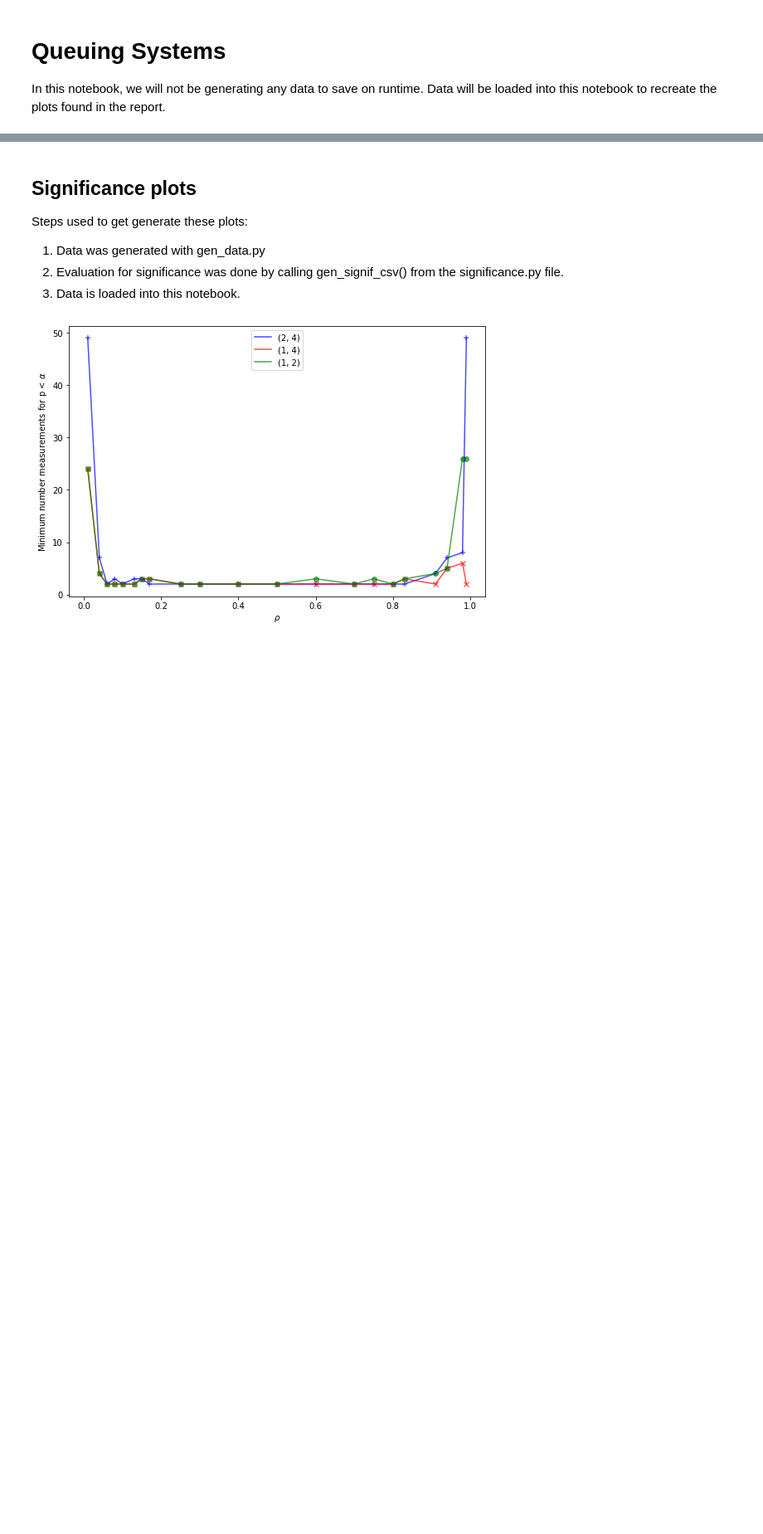
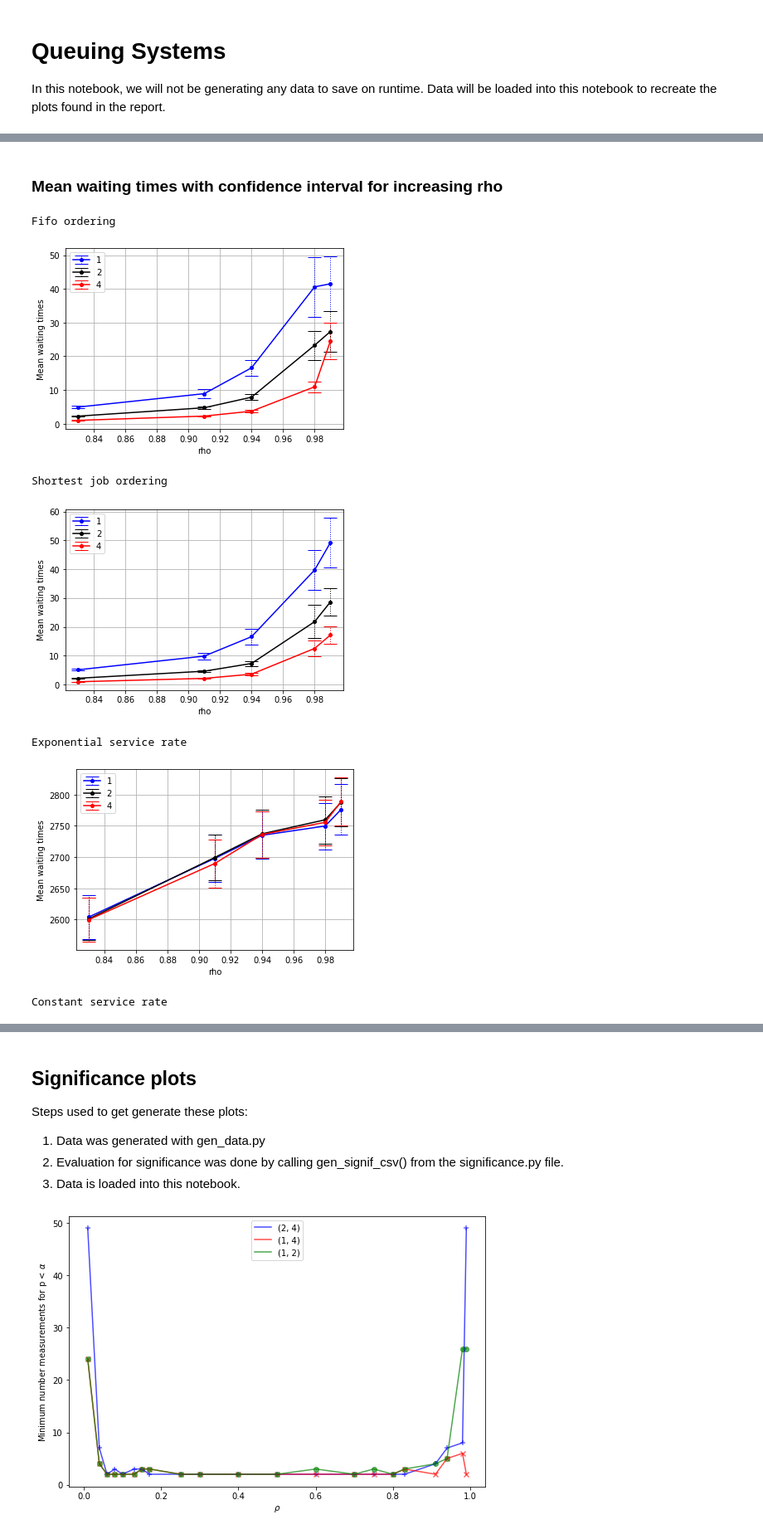
Before and after one commit to PaulHosek/QueueingTheory, a Jupyter notebook: MarcelvandeLagemaat_10886699_PaulHosek_12637033.ipynb, the cells around one changed output, grey strips where cells are left out. Shown at 83% size. Saved outputs shown, nothing was run; the diff lists cells and outputs as text; code cells hidden in the pictures; blank space fills up the shorter version.

```diff
--- a/MarcelvandeLagemaat_10886699_PaulHosek_12637033.ipynb
+++ b/MarcelvandeLagemaat_10886699_PaulHosek_12637033.ipynb
@@ -20,0 +66,22 @@ Data will be loaded into this notebook to recreate the plots found in the report
+# %% [markdown]
+### Mean waiting times with confidence interval for increasing rho
+# %%
+print('Fifo ordering')
+plotting.rho_v_wait('servers')
+
+print('Shortest job ordering')
+plotting.rho_v_wait('servers_prio')
+
+print('Exponential service rate')
+plotting.rho_v_wait('servers_exp')
+
+print('Constant service rate')
+plotting.rho_v_wait('servers_const')
+# %% [output]
+Fifo ordering
+[figure, added]
+Shortest job ordering
+[figure, added]
+Exponential service rate
+[figure, added]
+Constant service rate
```
Also changed, not shown: parts of 6 cells of this notebook, 12 other files.
